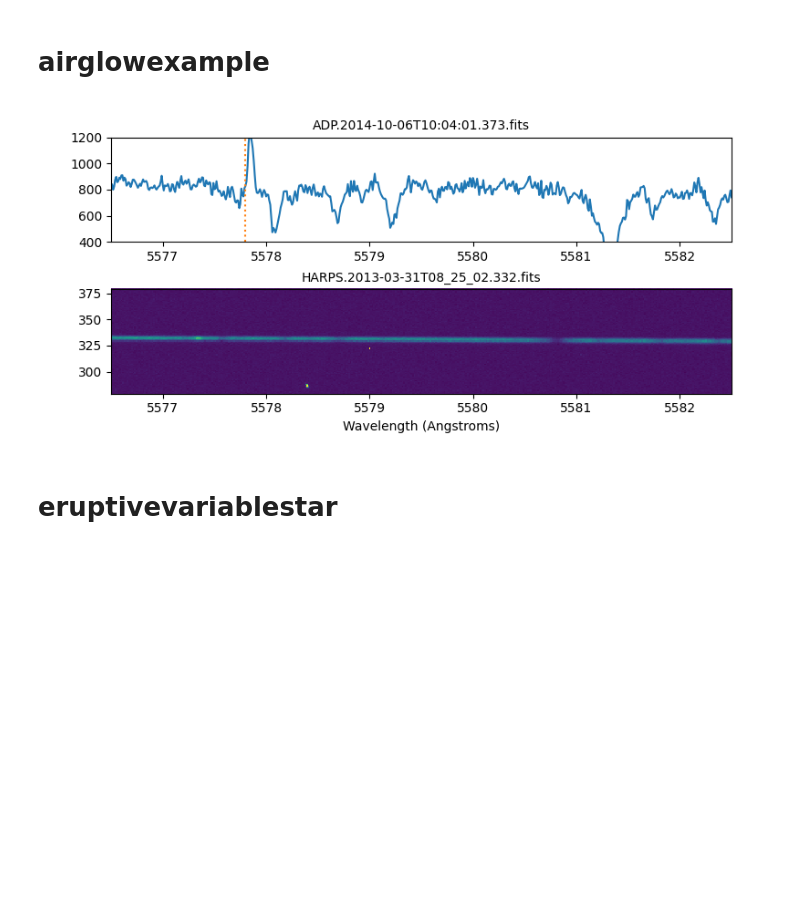
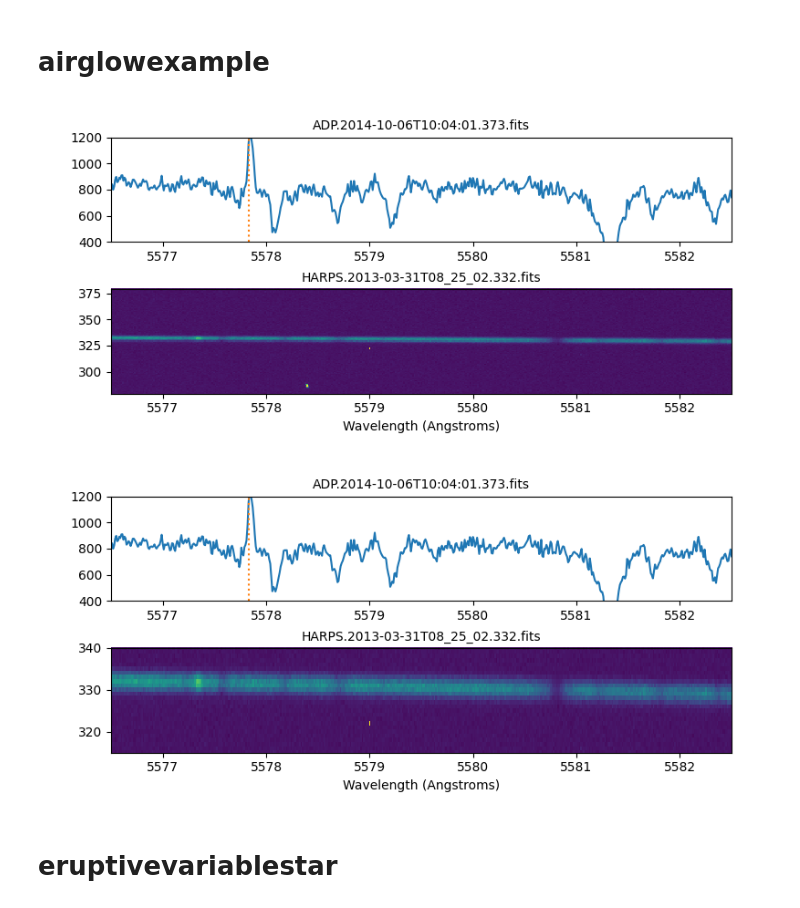
Before and after one commit to goodmanj/optical_seti, a Jupyter notebook: manuscript-figures.ipynb, the cells around one changed output. Saved outputs shown, nothing was run; the diff lists cells and outputs as text; code cells hidden in the pictures; blank space fills up the shorter version.

```diff
--- a/manuscript-figures.ipynb
+++ b/manuscript-figures.ipynb
@@ -228,24 +228,26 @@ plt.savefig(Path("manuscript-figures")/(fig_label[fig]+".pdf"),format="pdf")
 # %%
 fig=5
 plt.figure(fig)
 plt.figure(fig).set_size_inches(figurewidth,figureheight)
 plt.clf()
 
 specfits = fits.open(fullspecfiles[fig])
 wave = specfits[1].data[0][0]
 arr1 = specfits[1].data[0][1]
 
-lamb = 5577.8/10
+lamb = 5577.83/10
 lamb_range = [5576.5/10,5582.5/10]
 
 harpscompare.compare_spec_to_raw(fullspecfiles[fig],rawfilename=fullrawfiles[fig],lamb=lamb,lamb_range=lamb_range,
                                  spec_countmin=400,spec_countmax=1200,raw_countmin=0,raw_countmax=400)
 plt.ylim(315,340)
 plt.subplots_adjust(left = .1, right = .95, bottom = .15, top = .9, hspace=.45)
 
 plt.savefig(Path("manuscript-figures")/(fig_label[fig]+".pdf"),format="pdf")
+plt.show()
 # %% [output]
 [figure]
+[figure, added]
 # %% [markdown]
 # eruptivevariablestar
 # %%
```
Also changed, not shown: 8 other files.
